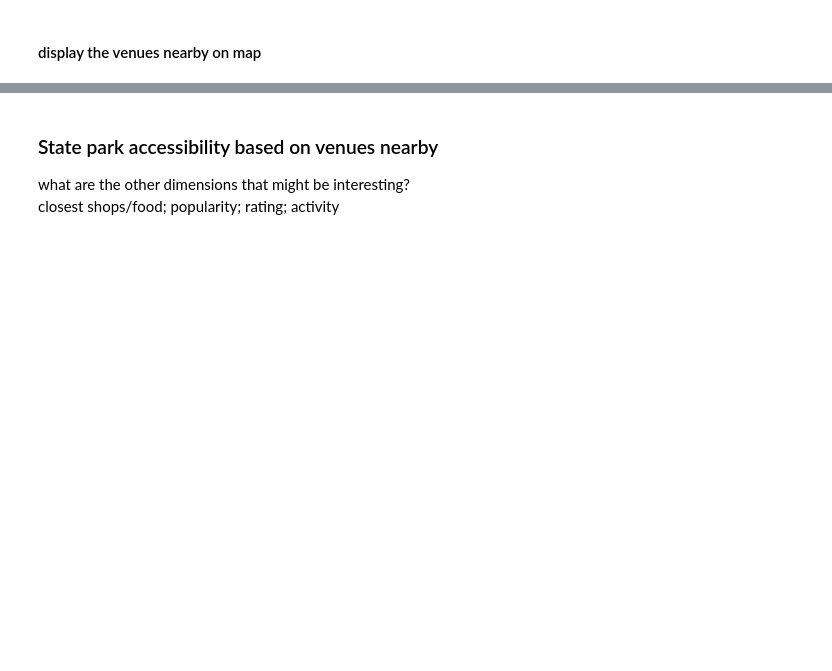
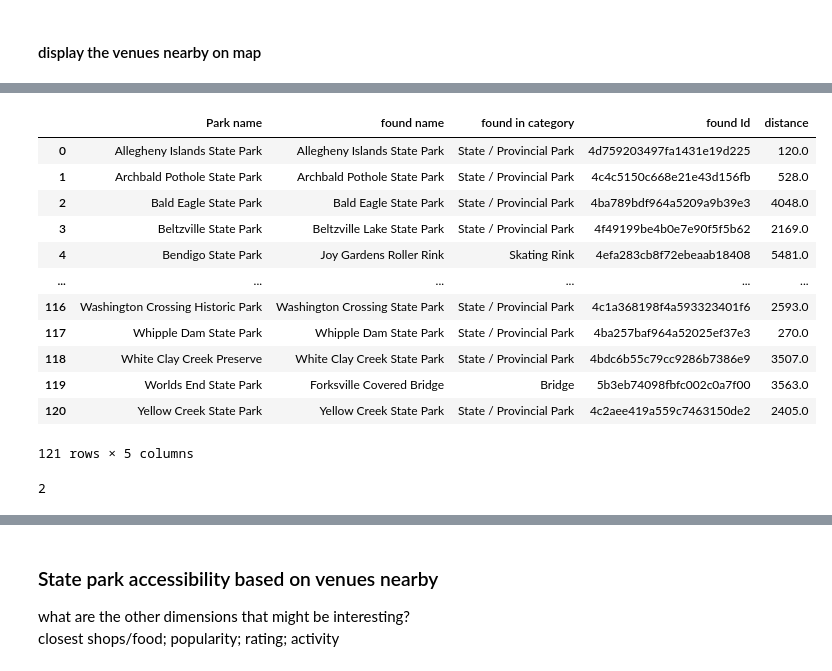
Before and after one commit to qcabel/PA-state-parks, a Jupyter notebook: state_park_PA_foursquare.ipynb, the cells around one changed output, grey strips where cells are left out. Cells and saved outputs as stored; diff of their text form; code cells hidden in the pictures; blank space fills up the shorter version.

```diff
--- a/state_park_PA_foursquare.ipynb
+++ b/state_park_PA_foursquare.ipynb
@@ -262,0 +461,22 @@ venue_park_results['response']['venues'][0]
+# %%
+df_parkId = pd.DataFrame(parkId_list)
+df_parkId.columns = ['Park name', 'found name', 'found in category', 'found Id', 'distance']
+df_parkId
+# %% [output]
+|  | Park name | found name | found in category | found Id | distance |
+| 0 | Allegheny Islands State Park | Allegheny Islands State Park | State / Provincial Park | 4d759203497fa1431e19d225 | 120.0 |
+| 1 | Archbald Pothole State Park | Archbald Pothole State Park | State / Provincial Park | 4c4c5150c668e21e43d156fb | 528.0 |
+| 2 | Bald Eagle State Park | Bald Eagle State Park | State / Provincial Park | 4ba789bdf964a5209a9b39e3 | 4048.0 |
+| 3 | Beltzville State Park | Beltzville Lake State Park | State / Provincial Park | 4f49199be4b0e7e90f5f5b62 | 2169.0 |
+| 4 | Bendigo State Park | Joy Gardens Roller Rink | Skating Rink | 4efa283cb8f72ebeaab18408 | 5481.0 |
+| ... | ... | ... | ... | ... | ... |
+| 116 | Washington Crossing Historic Park | Washington Crossing State Park | State / Provincial Park | 4c1a368198f4a593323401f6 | 2593.0 |
+| 117 | Whipple Dam State Park | Whipple Dam State Park | State / Provincial Park | 4ba257baf964a52025ef37e3 | 270.0 |
+| 118 | White Clay Creek Preserve | White Clay Creek State Park | State / Provincial Park | 4bdc6b55c79cc9286b7386e9 | 3507.0 |
+| 119 | Worlds End State Park | Forksville Covered Bridge | Bridge | 5b3eb74098fbfc002c0a7f00 | 3563.0 |
+| 120 | Yellow Creek State Park | Yellow Creek State Park | State / Provincial Park | 4c2aee419a559c7463150de2 | 2405.0 |
+121 rows × 5 columns
+# %%
+np.sum(df_parkId['found Id'].isna())
+# %% [output]
+2
```
Also changed, not shown: parts of 35 cells of this notebook.
